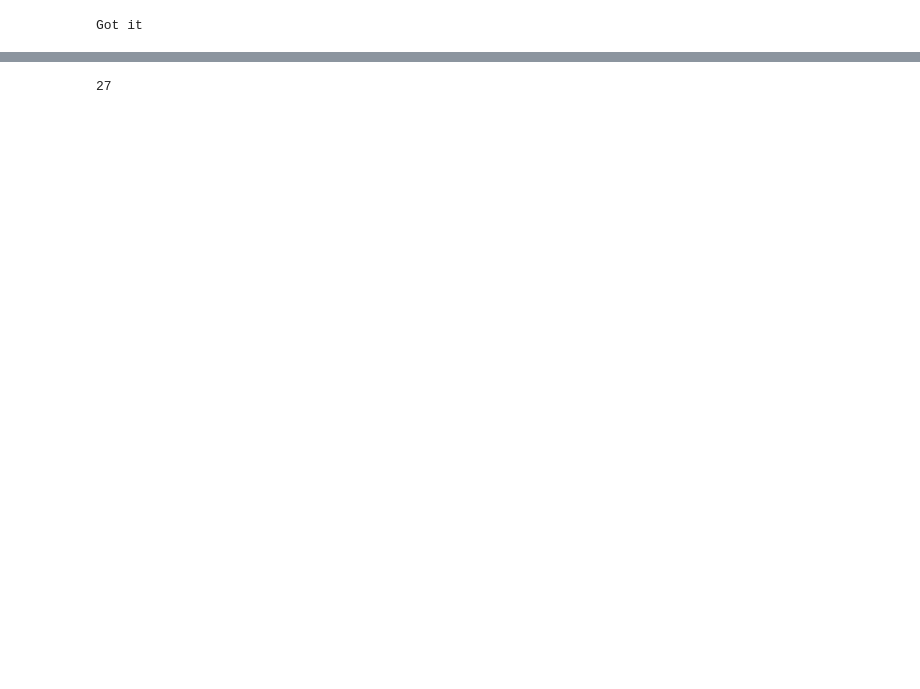
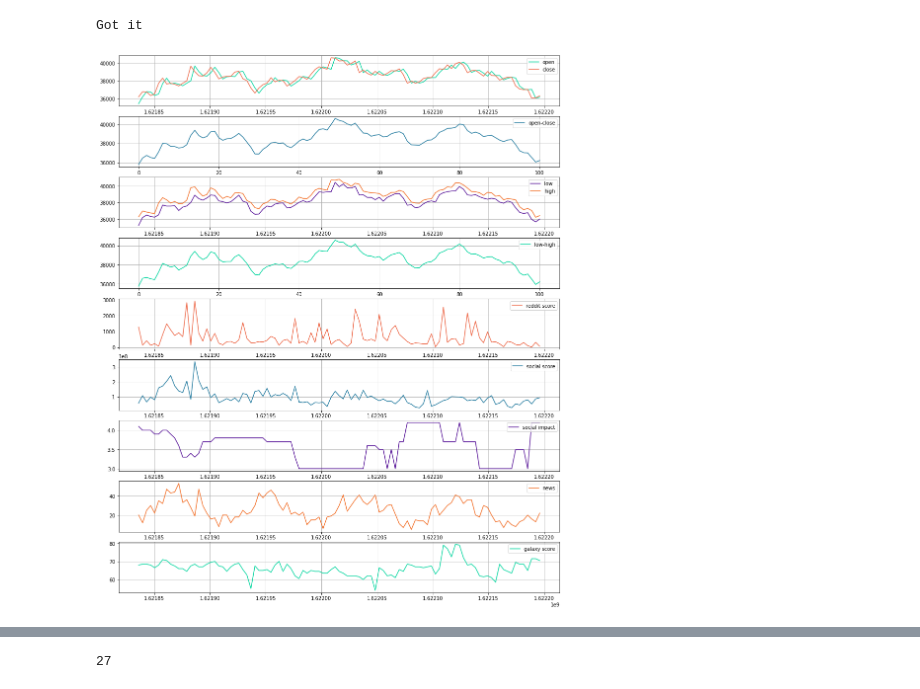
Before and after one commit to Altair200333/lunarcrush_api_test, a Jupyter notebook: lunacrush_test.ipynb, the cells around one changed output, grey strips where cells are left out. Saved outputs shown, nothing was run; the diff lists cells and outputs as text; code cells hidden in the pictures; blank space fills up the shorter version.

```diff
--- a/lunacrush_test.ipynb
+++ b/lunacrush_test.ipynb
@@ -80,3 +144,7 @@ class CryptPlot(Plot):
+# %%
+plotStats(getCurrencyStats(response))
+# %% [output]
+[figure, added]
 # %%
 plt.rcParams['figure.figsize'] = [16, 20]
 
```
Also changed, not shown: parts of 3 cells of this notebook.
